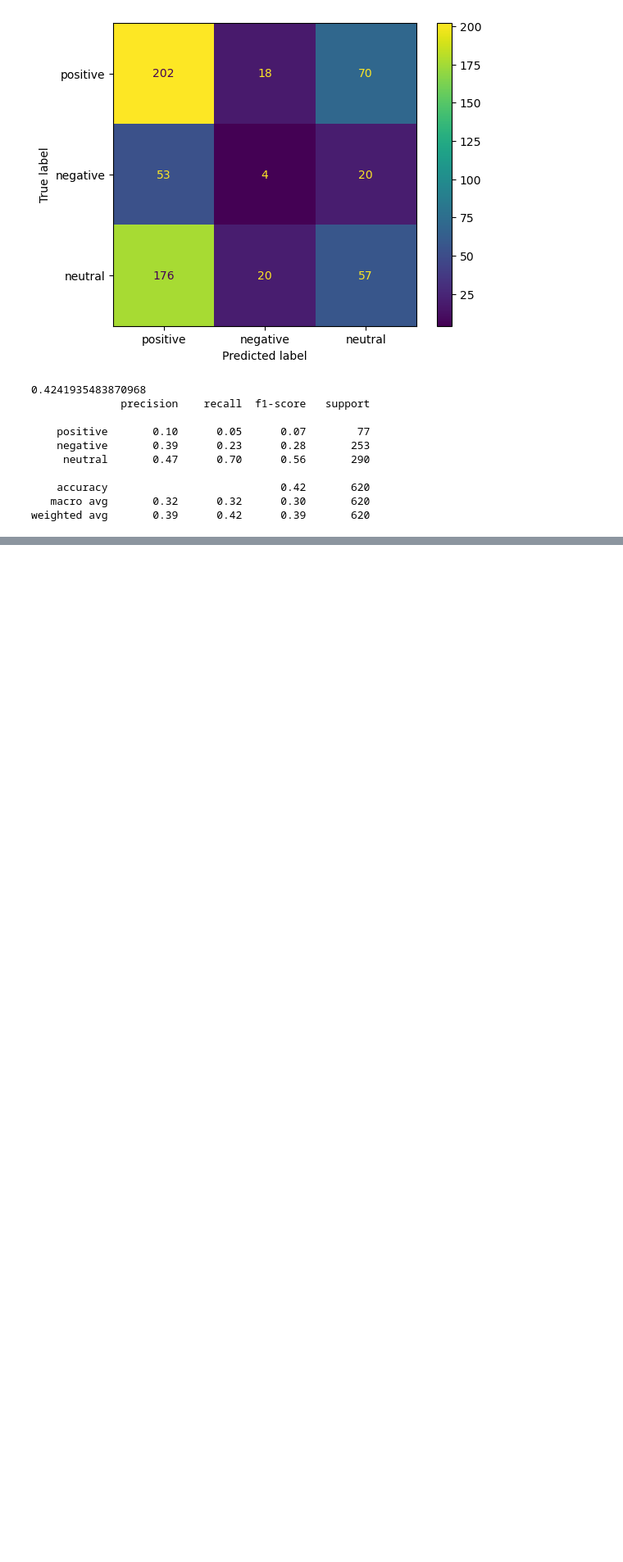
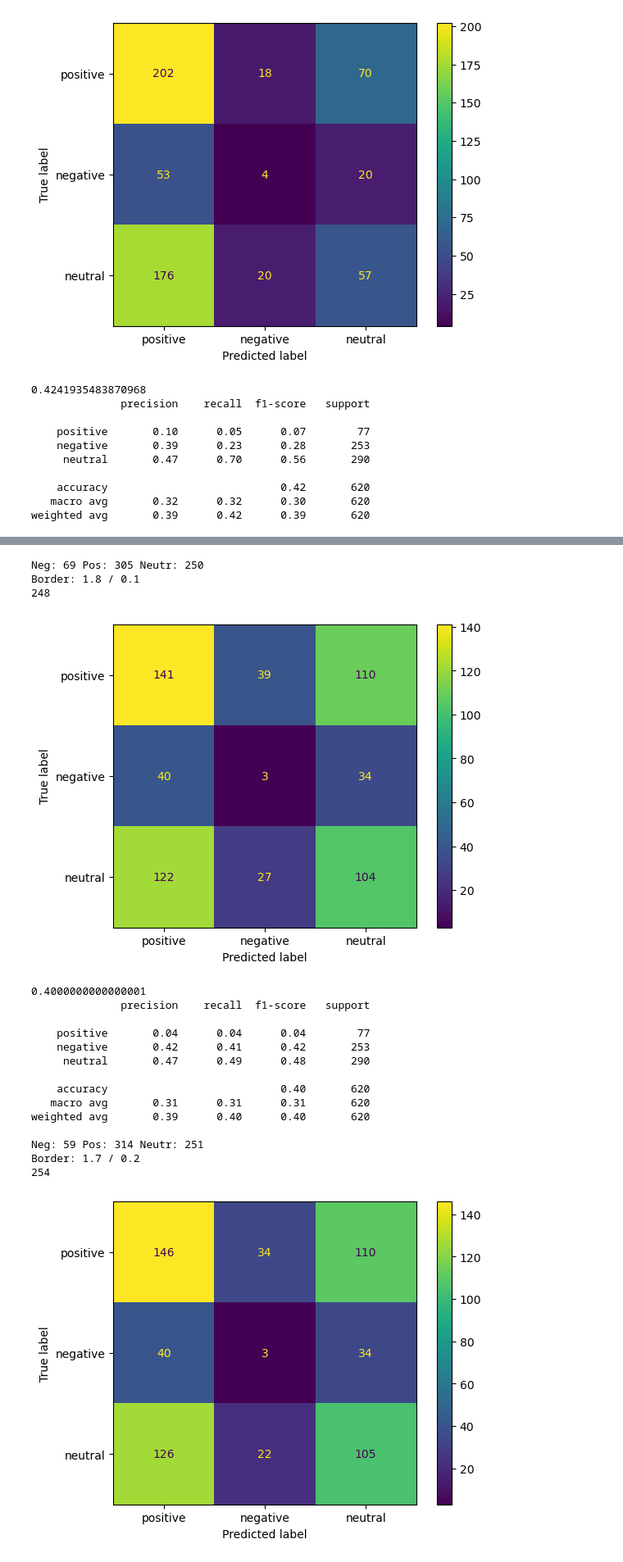
Before and after one commit to FabianDus1002/Data-Mining-Team9, a Jupyter notebook: models/stanza.ipynb, the cells around one changed output, grey strips where cells are left out. Shown at 82% size. Drawn from its saved outputs; the diff is of its cells as text; code cells hidden in the pictures; blank space fills up the shorter version.

Commit message:
Added/Updated files related to stanza processing

```diff
--- a/models/stanza.ipynb
+++ b/models/stanza.ipynb
@@ -449,0 +586,66 @@ weighted avg       0.39      0.42      0.39       620
+# %%
+list_border = {1: [1.8, 0.1], 2: [1.7, 0.2], 3: [1.5, 0.5], 4: [1.4, 0.7], 5: [1.5, 0.7], 6: [1.6, 0.7]}
+
+for key in list_border:
+
+    value1 = list_border[key][0]
+    value2 = list_border[key][1]
+
+    # Read the Excel file into a DataFrame
+    df = pd.read_excel('../data/Booster_Dampner_stanza_oneWord.xlsx')
+
+    # Initialize dictionaries for booster and dampner
+    booster = {}
+    dampner = {}
+
+    # Iterate over each row in the DataFrame
+    for index, row in df.iterrows():
+        booster[row['Booster']] = value1  # Assigning a score for each booster
+        dampner[row['Dampener']] = value2  # Assigning a score for each dampner
+
+    #print("Booster Dictionary:")
+    #print(booster)
+    #print("\nDampner Dictionary:")
+    #print(dampner)
+
+
+    from collections import Counter
+
+    # Count frequency of booster and dampener words
+    booster_counts = Counter(booster)
+    dampner_counts = Counter(dampner)
+
+    #intervals for damp/boost run
+    neutr_interv=1.25
+    neg_interv=0.8
+
+    getSentimentBoostDamp(neutr_interv, neg_interv, data_copy2)
+    name="data3"
+    saveSentiData(name, data_copy2)
+    data_senti_boost=readSentiData(name)
+    data_senti_boost.head()
+
+    ## Evaluation - Booster/Dampner
+    print(f"Border: {value1} / {value2}")
+    print(calculateMatch(data_senti_boost))
+    evaluation(data_senti_boost)
+# %% [output]
+Neg: 69 Pos: 305 Neutr: 250
+Border: 1.8 / 0.1
+248
+[figure, added]
+0.4000000000000001
+              precision    recall  f1-score   support
+
+    positive       0.04      0.04      0.04        77
+    negative       0.42      0.41      0.42       253
+     neutral       0.47      0.49      0.48       290
+
+    accuracy                           0.40       620
+   macro avg       0.31      0.31      0.31       620
+weighted avg       0.39      0.40      0.40       620
+
+Neg: 59 Pos: 314 Neutr: 251
+Border: 1.7 / 0.2
+254
+[figure, added]
```
Also changed, not shown: parts of 4 cells of this notebook, 2 other files.
